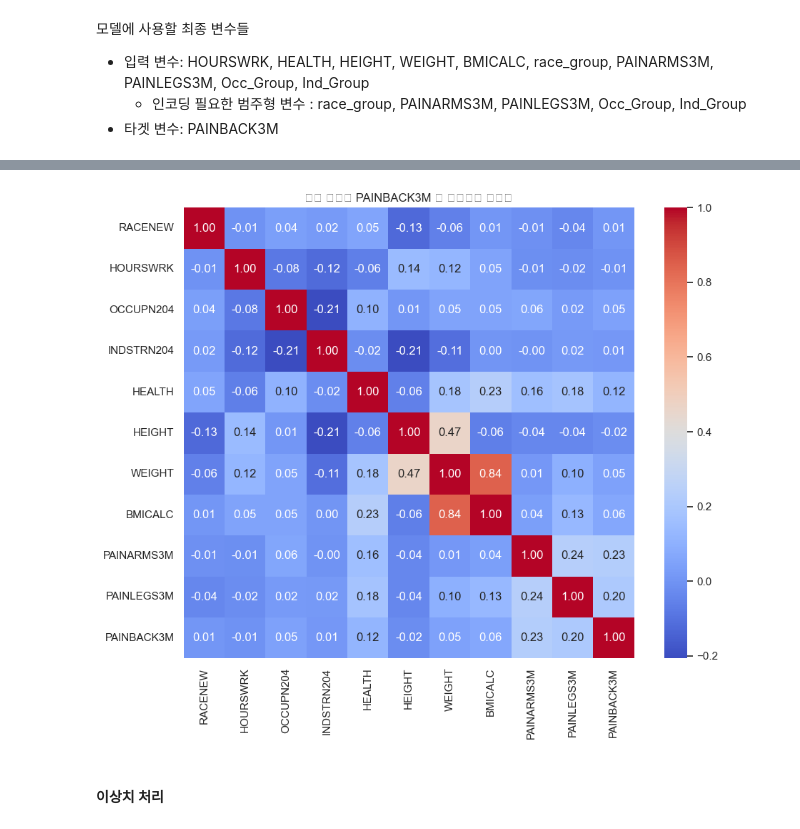
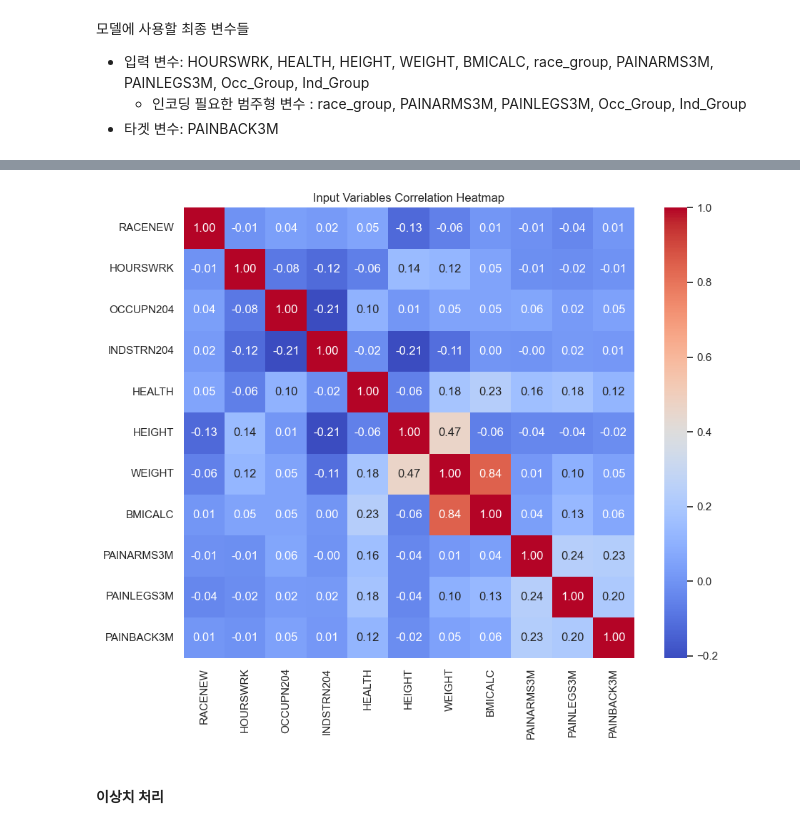
Before and after one commit to merware4969/MLproject, a Jupyter notebook: eda.ipynb, the cells around one changed output, grey strips where cells are left out. Drawn from its saved outputs; the diff is of its cells as text; code cells hidden in the pictures.

```diff
--- a/eda.ipynb
+++ b/eda.ipynb
@@ -477,28 +475,28 @@ None
 # %%
 import seaborn as sns
 import matplotlib.pyplot as plt
 
 # 입력 변수 + 타겟 변수
 cols = [
     'RACENEW', 'HOURSWRK', 'OCCUPN204', 'INDSTRN204', 'HEALTH',
     'HEIGHT', 'WEIGHT', 'BMICALC', 'PAINARMS3M', 'PAINLEGS3M',
     'PAINBACK3M'  # 타겟
 ]
 
 # 선택된 수치형 변수만 추출
 selected_df = df_cleaned[cols]
 
 # 상관계수 계산
 corr = selected_df.corr()
 
 # 히트맵 시각화
 plt.figure(figsize=(10, 8))
 sns.heatmap(corr, annot=True, fmt=".2f", cmap="coolwarm", square=True)
-plt.title("입력 변수와 PAINBACK3M 간 상관관계 히트맵")
+plt.title("Input Variables Correlation Heatmap")
 plt.tight_layout()
 plt.show()
 # %% [output]
-[figure, old version]
+[figure, new version]
 # %% [markdown]
 #### 이상치 처리
 # %%
```
Also changed, not shown: parts of 35 cells of this notebook, 6 other files.
